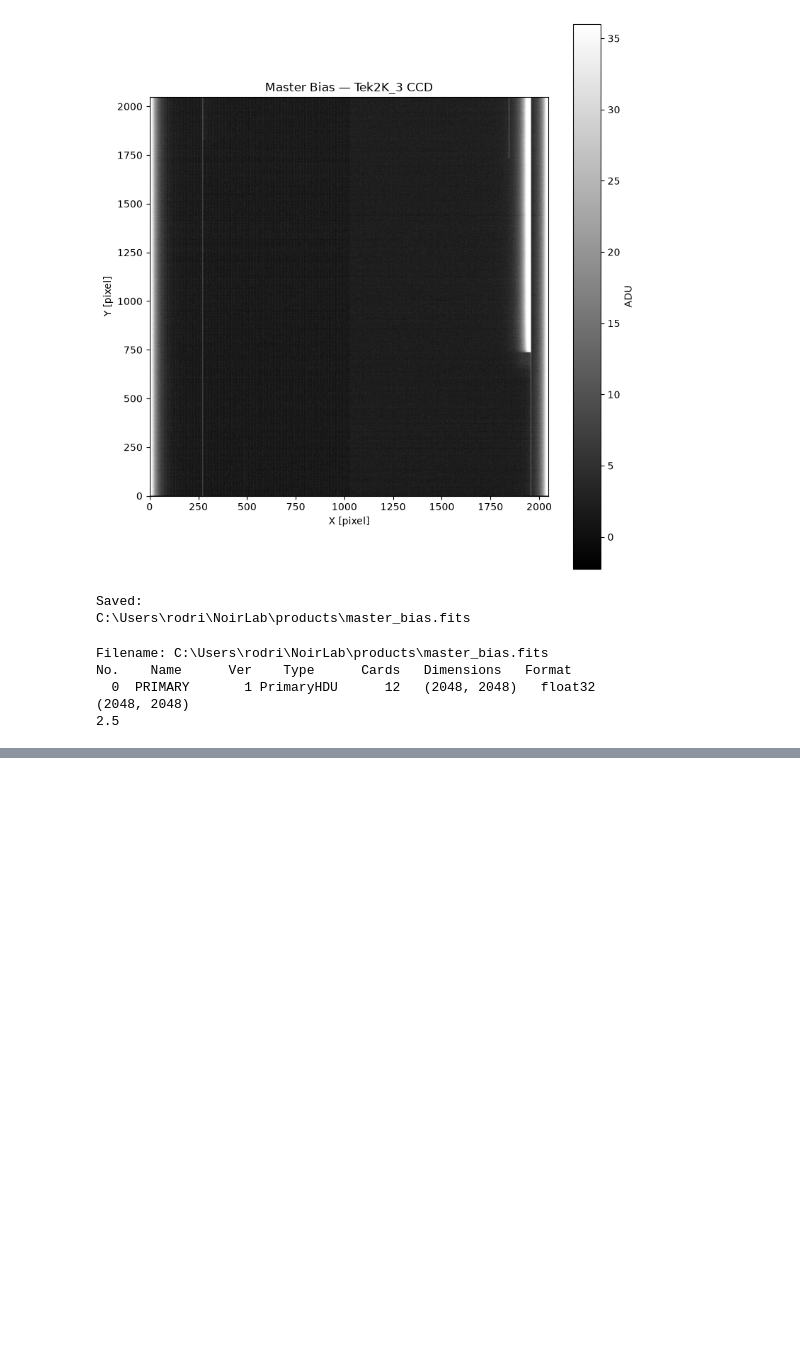
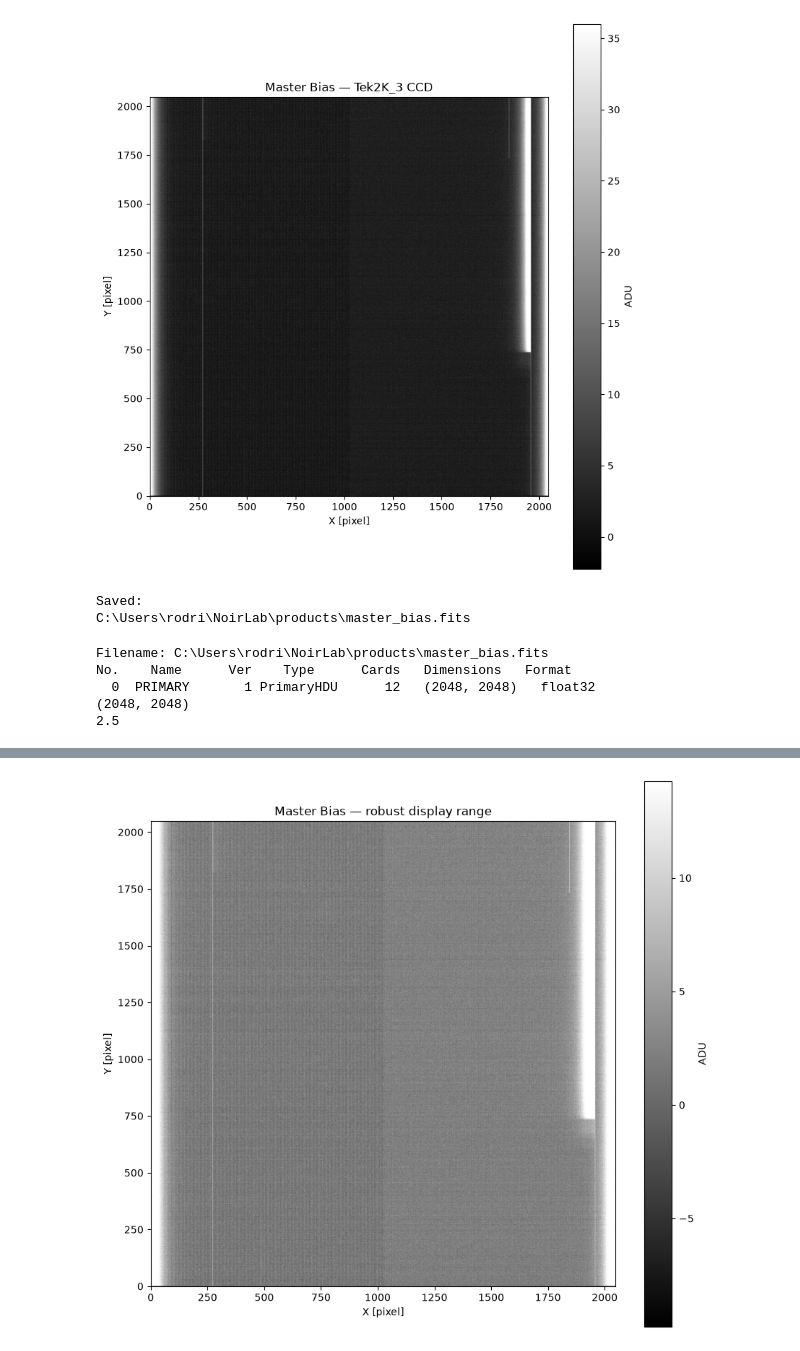
Before and after one commit to RCV-005/noirlab-ccd-reduction, a Jupyter notebook: Notebooks/01_master_bias.ipynb, the cells around one changed output, grey strips where cells are left out. Cells and saved outputs as stored; diff of their text form; code cells hidden in the pictures; blank space fills up the shorter version.

```diff
--- a/Notebooks/01_master_bias.ipynb
+++ b/Notebooks/01_master_bias.ipynb
@@ -331,3 +332,17 @@ No.    Name      Ver    Type      Cards   Dimensions   Format
   0  PRIMARY       1 PrimaryHDU      12   (2048, 2048)   float32
 (2048, 2048)
 2.5
+# %%
+mean_clip, median_clip, std_clip = sigma_clipped_stats(
+    master_bias,
+    sigma=3.0,
+    maxiters=5
+)
+
+mad = mad_std(master_bias, ignore_nan=True)
+
+print("=== Robust statistics ===")
+print(f"Sigma-clipped mean   : {mean_clip:.3f} ADU")
+print(f"Sigma-clipped median : {median_clip:.3f} ADU")
+print(f"Sigma-clipped std    : {std_clip:.3f} ADU")
+print(f"MAD std              : {mad:.3f} ADU")
@@ -333,0 +460,24 @@ No.    Name      Ver    Type      Cards   Dimensions   Format
+# %%
+vmin = median_clip - 5 * std_clip
+vmax = median_clip + 5 * std_clip
+
+plt.figure(figsize=(9, 8))
+
+plt.imshow(
+    master_bias,
+    origin="lower",
+    cmap="gray",
+    vmin=vmin,
+    vmax=vmax
+)
+
+plt.colorbar(label="ADU")
+
+plt.xlabel("X [pixel]")
+plt.ylabel("Y [pixel]")
+plt.title("Master Bias — robust display range")
+
+plt.tight_layout()
+plt.show()
+# %% [output]
+[figure, added]
```
Also changed, not shown: parts of 11 cells of this notebook, 1 other file.
